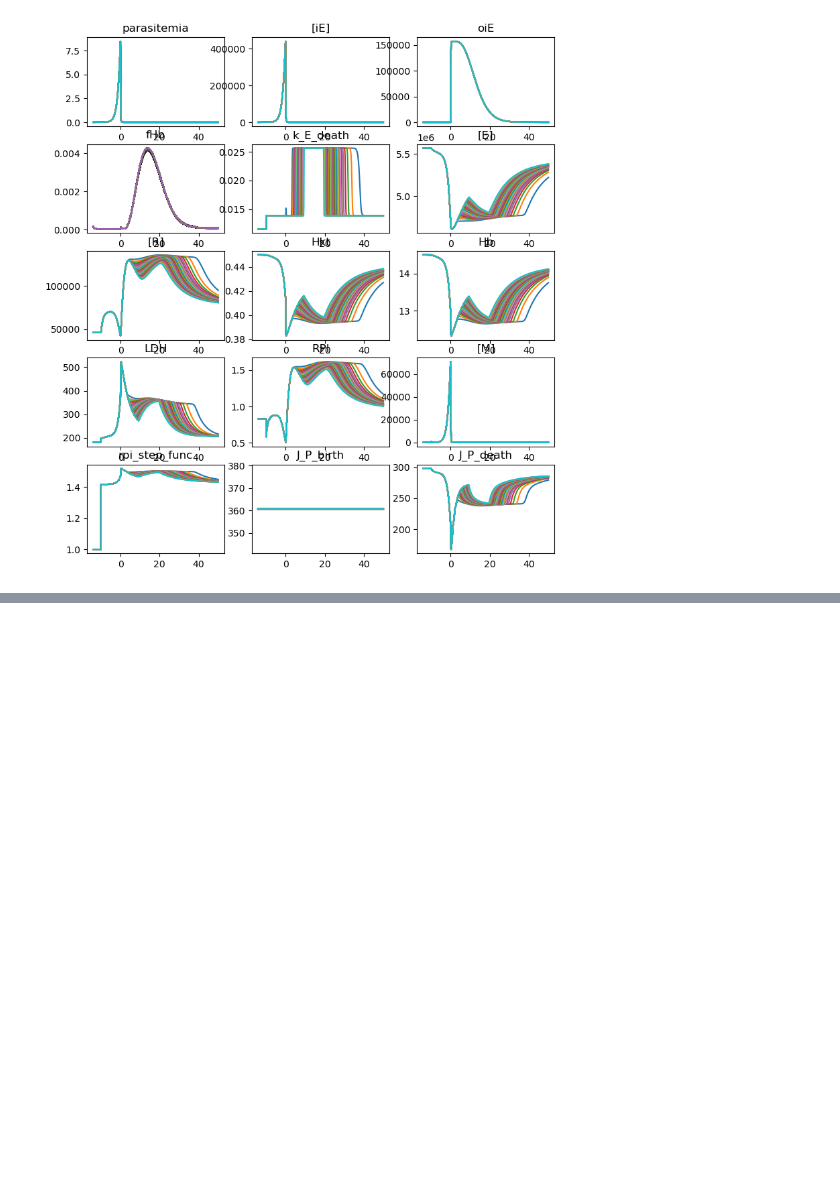
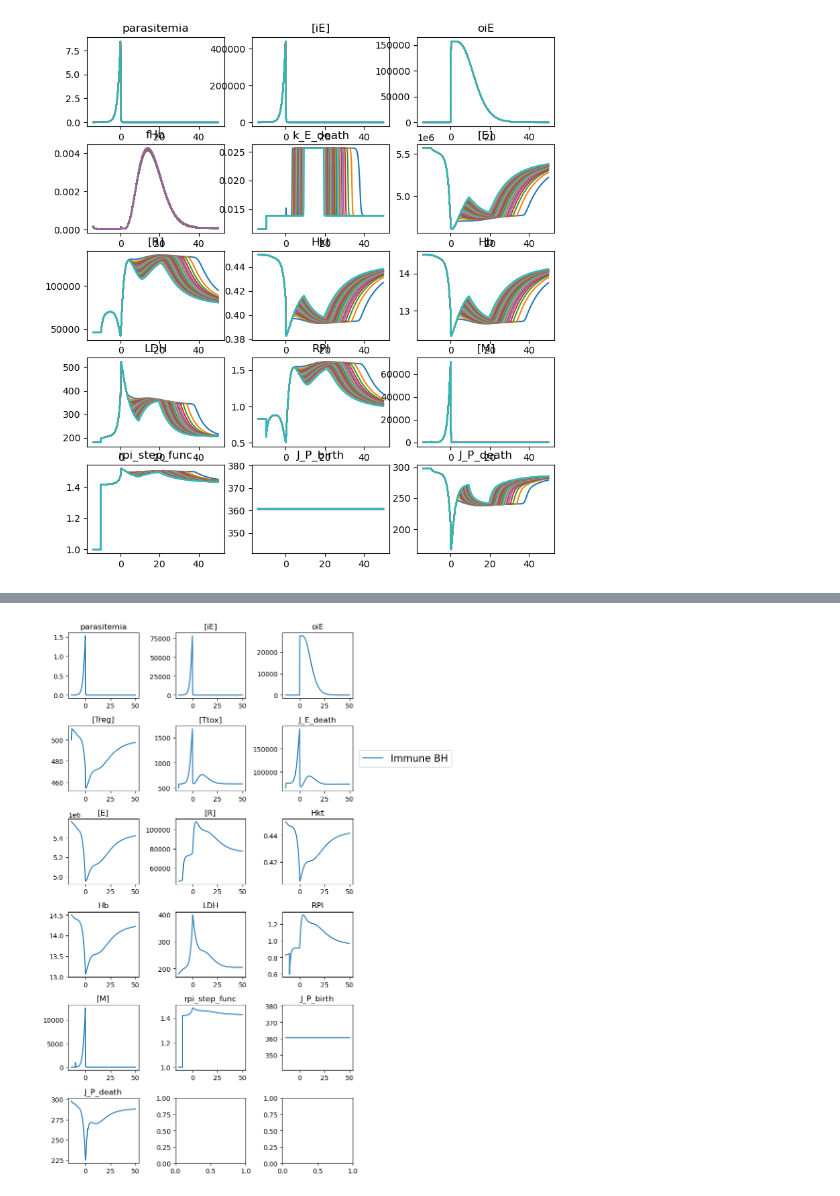
Before and after one commit to Nexia23/PTH_model_chapter, a Jupyter notebook: notebooks/run_delay_model.ipynb, the cells around one changed output, grey strips where cells are left out. Cells and saved outputs as stored; diff of their text form; code cells hidden in the pictures; blank space fills up the shorter version.

Commit message:
added immune LCt model and in run delay first run of it

```diff
--- a/notebooks/run_delay_model.ipynb
+++ b/notebooks/run_delay_model.ipynb
@@ -497,0 +532,4 @@ plt.show()
+# %%
+model = te.loada(model_str)
+res = model.simulate(0,10000, selections=['time','[Treg]','[Ttox]','[E]','J_E_death'])
+res
@@ -497,0 +554,52 @@ plt.show()
+# %%
+model = te.loada('../LCT_model/immune_LCT_model.ant')  # ../model/OIE_model.ant
+pre_t_new = 10
+k_E_infect = 1.52041851367283e-06
+e_death = 100
+tropism = 14
+slope_rpi = 5
+# simulate no by-stander haemolysis
+update_parameters= {
+        "k_E_infect": k_E_infect,
+        "tropism": tropism,
+        'k_M_death': 60,
+        's_BH': 2e-6,                              # only change here
+        "a_P_d": 59999.97948625444,
+        "k_P_d": 0.010000000517527397,
+        "r_P_d": 5.870264855546418,
+        "LDH": 197.37366622040253,
+        "t_E_death":e_death,
+        'slope_rpi':slope_rpi,
+
+}
+selec = ['time', '[R]', '[iE]', '[E]','[M]','[P]','[Treg]','[Ttox]', 'oiE', 'Hkt',
+         'Hb', 'LDH', 'parasitemia', 'RPI', 'J_oiE_death',
+         'J_P_birth', 'J_P_death','J_E_death','rpi_step_func'] + [f'[oiE_{i}]' for i in range(1, 7)]
+res = simulate_model2(model, pre_t=10, infection_pars=update_parameters,selections=selec,
+                      bool_hapto=False, simulation_end=50)
+## plot results
+observables = ['parasitemia', '[iE]', 'oiE','[Treg]', '[Ttox]', 'J_E_death','[E]', '[R]',
+               'Hkt' ,'Hb', 'LDH','RPI','[M]','rpi_step_func','J_P_birth', 'J_P_death']
+
+n_cols = 3
+n_rows = int(np.ceil(len(observables)/n_cols))
+
+fig, ax = plt.subplots(n_rows, n_cols, squeeze=True, figsize=(n_cols*3, n_rows*2))
+
+for i, obs in enumerate(observables):
+    row = i//n_cols
+    col = i%n_cols
+    ax[row, col].plot(res['time'], res[obs], label='Immune BH')
+    #ax[row, col].plot(bh_res['time'], bh_res[obs], label='BH')
+    ax[row, col].set_title(obs)
+
+handles, labels = ax[1, 1].get_legend_handles_labels()  # Legend Box outsides Subplots
+
+ax[1, -1].legend(handles, labels, loc='center left',
+                  bbox_to_anchor=(1.02, 0.5), fontsize=15
+                  ) #bbox (nach rechts-links, oben-unten, negativ yes)
+
+plt.tight_layout()
+plt.show()
+# %% [output]
+[figure, added]
```
Also changed, not shown: parts of 3 cells of this notebook, 1 other file.
